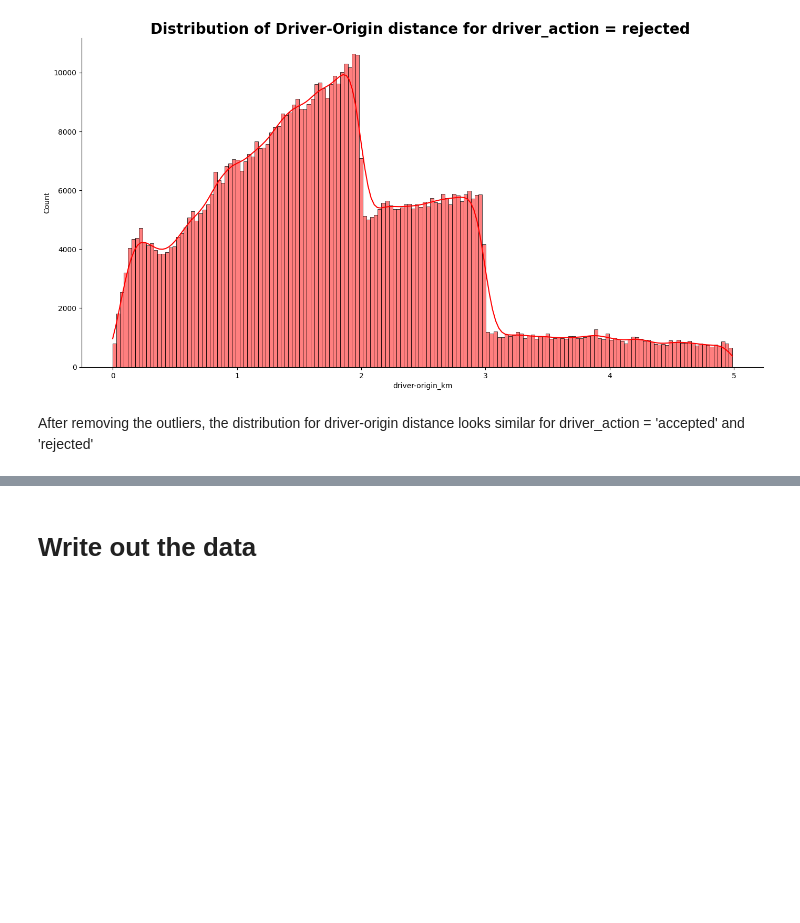
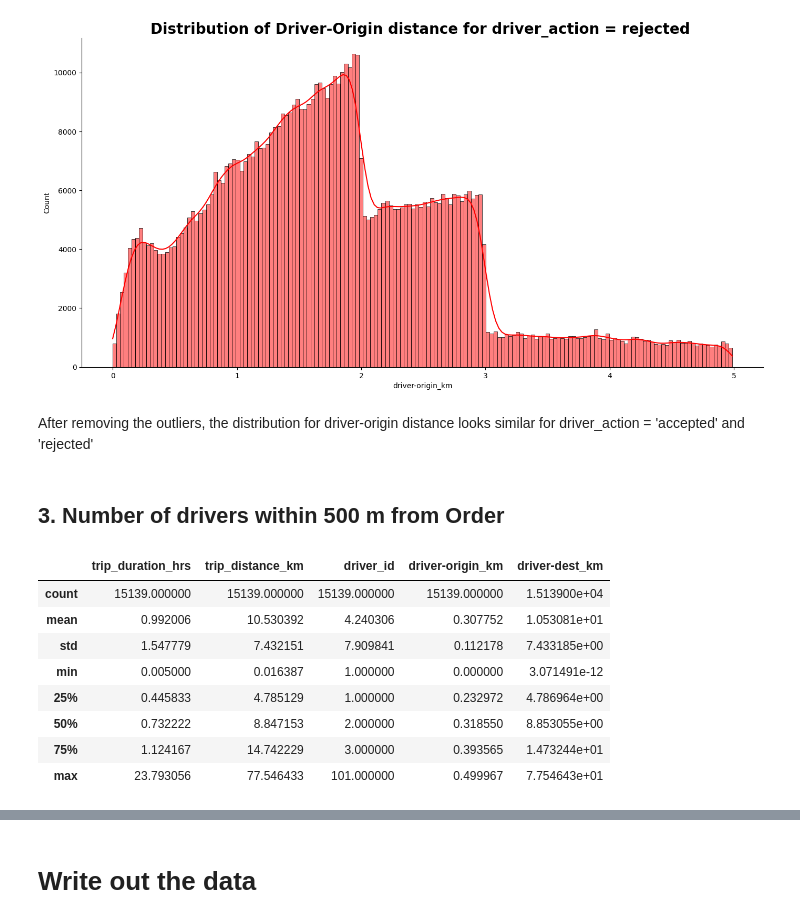
Before and after one commit to emtinanseo/Optimization-with-Causal-Inference, a Jupyter notebook: notebooks/eda_firstlook.ipynb, the cells around one changed output, grey strips where cells are left out. Cells and saved outputs as stored; diff of their text form; code cells hidden in the pictures; blank space fills up the shorter version.

```diff
--- a/notebooks/eda_firstlook.ipynb
+++ b/notebooks/eda_firstlook.ipynb
@@ -575,3 +575,5 @@ plt.show()
 [figure]
 # %% [markdown]
 After removing the outliers, the distribution for driver-origin distance looks similar for driver_action = 'accepted' and 'rejected'
+# %% [markdown]
+## 3. Number of drivers within 500 m from Order
@@ -577,0 +585,12 @@ After removing the outliers, the distribution for driver-origin distance looks s
+# %%
+drivers_within500m.describe()
+# %% [output]
+|  | trip_duration_hrs | trip_distance_km | driver_id | driver-origin_km | driver-dest_km |
+| count | 15139.000000 | 15139.000000 | 15139.000000 | 15139.000000 | 1.513900e+04 |
+| mean | 0.992006 | 10.530392 | 4.240306 | 0.307752 | 1.053081e+01 |
+| std | 1.547779 | 7.432151 | 7.909841 | 0.112178 | 7.433185e+00 |
+| min | 0.005000 | 0.016387 | 1.000000 | 0.000000 | 3.071491e-12 |
+| 25% | 0.445833 | 4.785129 | 1.000000 | 0.232972 | 4.786964e+00 |
+| 50% | 0.732222 | 8.847153 | 2.000000 | 0.318550 | 8.853055e+00 |
+| 75% | 1.124167 | 14.742229 | 3.000000 | 0.393565 | 1.473244e+01 |
+| max | 23.793056 | 77.546433 | 101.000000 | 0.499967 | 7.754643e+01 |
```
Also changed, not shown: parts of 4 cells of this notebook.
